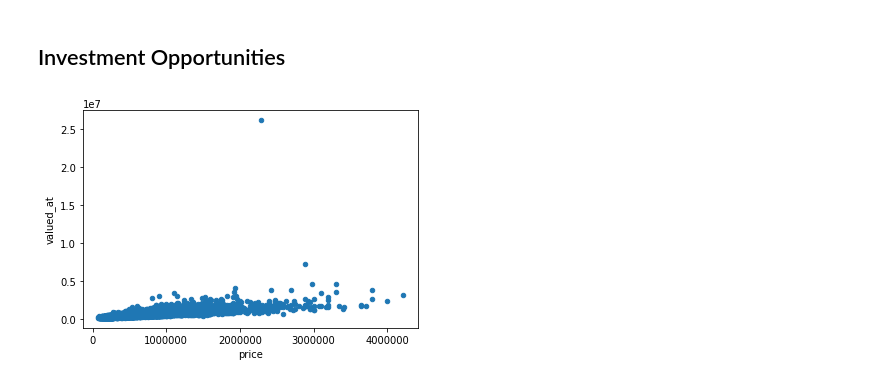
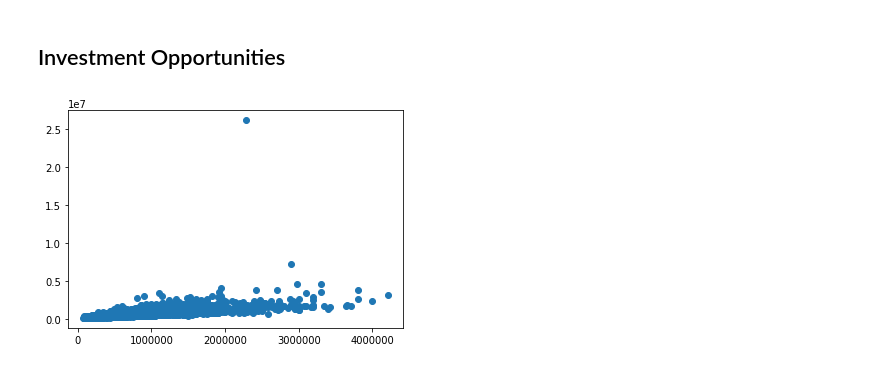
Before and after one commit to Vivi-Wi/House_Price_Prediction, a Jupyter notebook: KC_House_Prices.ipynb, the cells around one changed output. Cells and saved outputs as stored; diff of their text form; code cells hidden in the pictures.

```diff
--- a/KC_House_Prices.ipynb
+++ b/KC_House_Prices.ipynb
@@ -529,7 +525,8 @@ valuation
 | 2 | fairly_priced | 3539 | 16.386535 |
 # %% [markdown]
 ## Investment Opportunities
-# %%
-result.plot(kind = "scatter", x='price', y='valued_at');
-# %% [output]
-[figure, removed]
+# %%
+plt.scatter(result['price'], result['valued_at']);
+plt.show()
+# %% [output]
+[figure, added]
```
Also changed, not shown: parts of 16 cells of this notebook.
